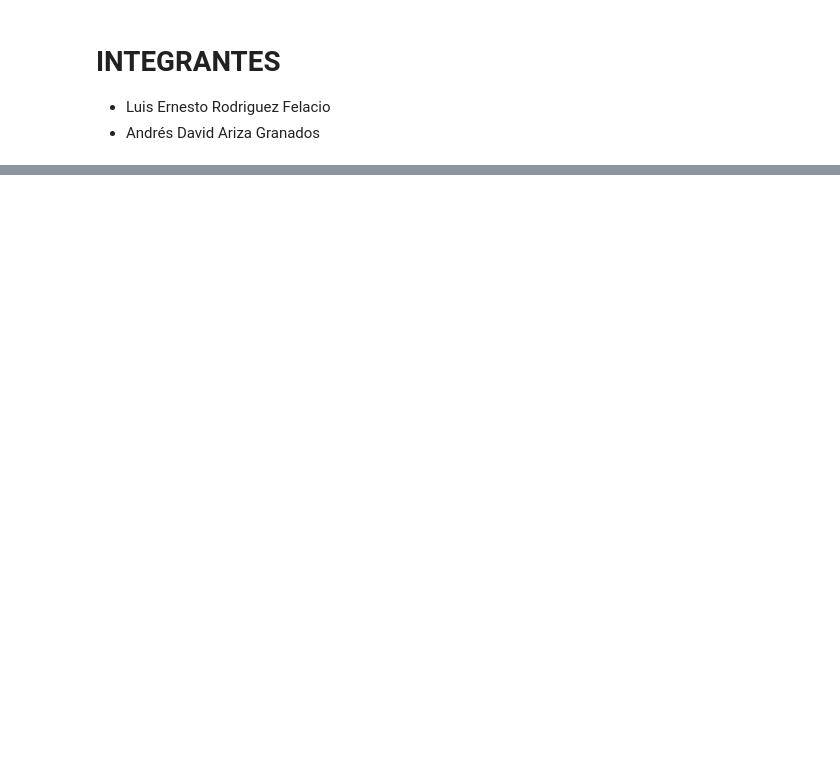
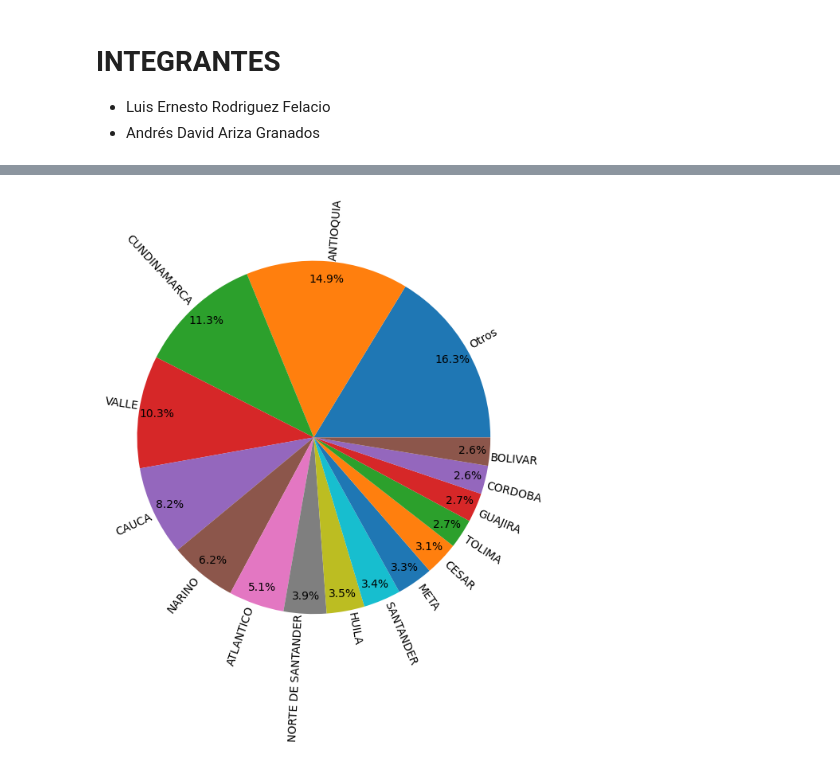
Before and after one commit to Luis-e-rf/Diplomado_Unir, a Jupyter notebook: Actividad2/Actividad 2_ Planteamiento de proyecto (parte 1).ipynb, the cells around one changed output, grey strips where cells are left out. Saved outputs shown, nothing was run; the diff lists cells and outputs as text; code cells hidden in the pictures; blank space fills up the shorter version.

```diff
--- a/Actividad2/Actividad 2_ Planteamiento de proyecto (parte 1).ipynb
+++ b/Actividad2/Actividad 2_ Planteamiento de proyecto (parte 1).ipynb
@@ -150,0 +214,4 @@ df.sample(10)
+# %%
+# Transformamos la fecha de recuperación del vehiculo de formato String a Datetime
+
+df['FECHA_RECUPERACION'] = pd.to_datetime(df['FECHA_RECUPERACION'], format="%d/%m/%Y")
@@ -150,0 +252,5 @@ df.sample(10)
+# %%
+# Eliminamos las tildes que pueden causar errores de compatibilidad al graficarse o filtrarse la información
+
+df['DEPARTAMENTO'] = df['DEPARTAMENTO'].apply(lambda x: unidecode(x))
+df['MUNICIPIO'] = df['MUNICIPIO'].apply(lambda x: unidecode(x))
@@ -150,0 +273,9 @@ df.sample(10)
+# %%
+# Calcular la frecuencia de cada departamento
+frecuencia_departamentos = df['DEPARTAMENTO'].value_counts()
+
+# Agrupar departamentos menos frecuentes bajo la categoría 'Otros'
+df['DepartamentoAgrupado'] = df['DEPARTAMENTO'].map(lambda x: x if frecuencia_departamentos[x] >= len(df) * 0.025 else 'Otros')
+# %%
+table_departamentos = df.DepartamentoAgrupado.value_counts(normalize=True) * 100
+table_departamentos
@@ -150,0 +301,7 @@ df.sample(10)
+# %%
+# Gráfico de sectores
+
+plt.pie(table_departamentos,labels = table_departamentos.index,autopct = '%1.1f%%', labeldistance=1, pctdistance=0.9, rotatelabels=True, radius=1.5)
+plt.show()
+# %% [output]
+[figure, added]
```
Also changed, not shown: parts of 27 cells of this notebook.
